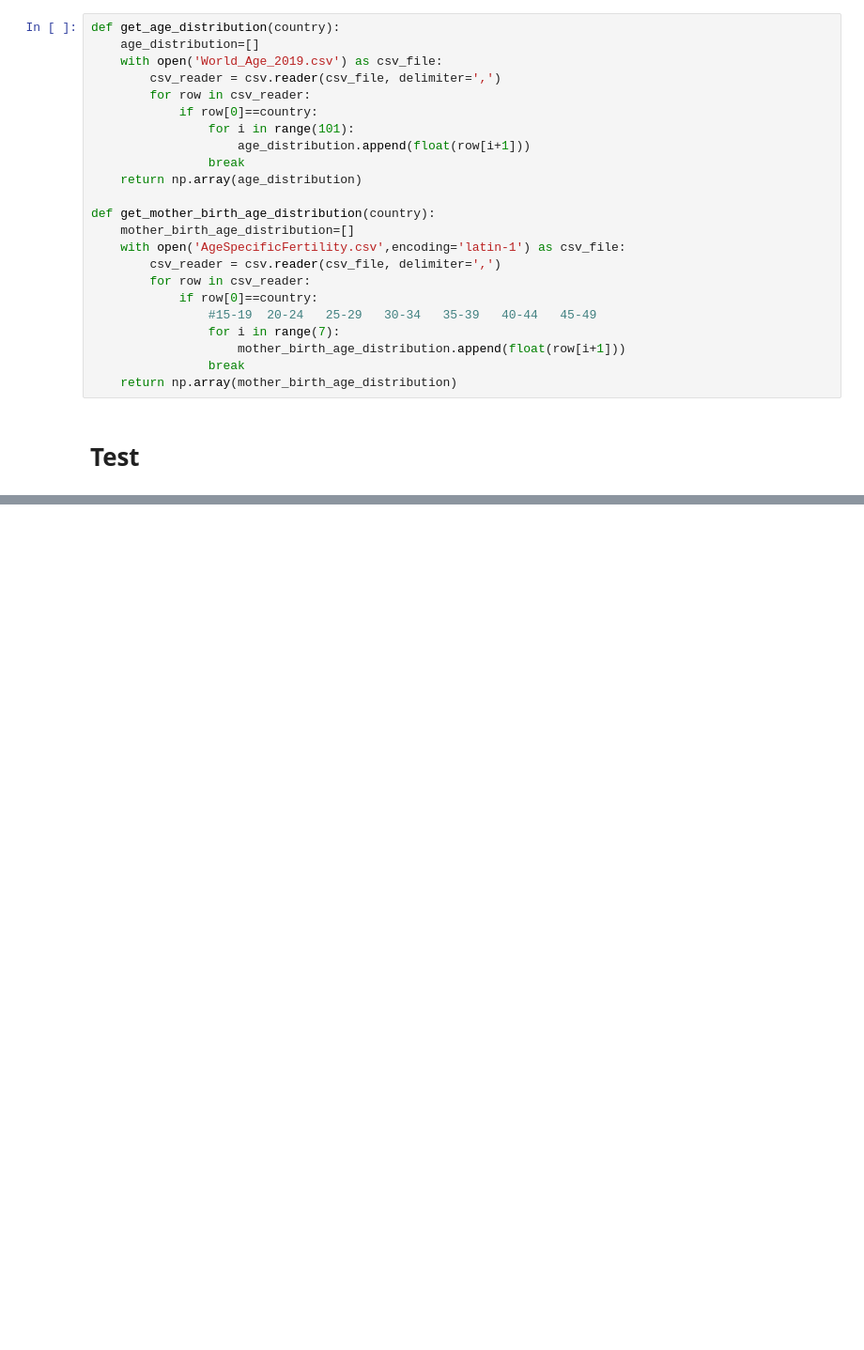
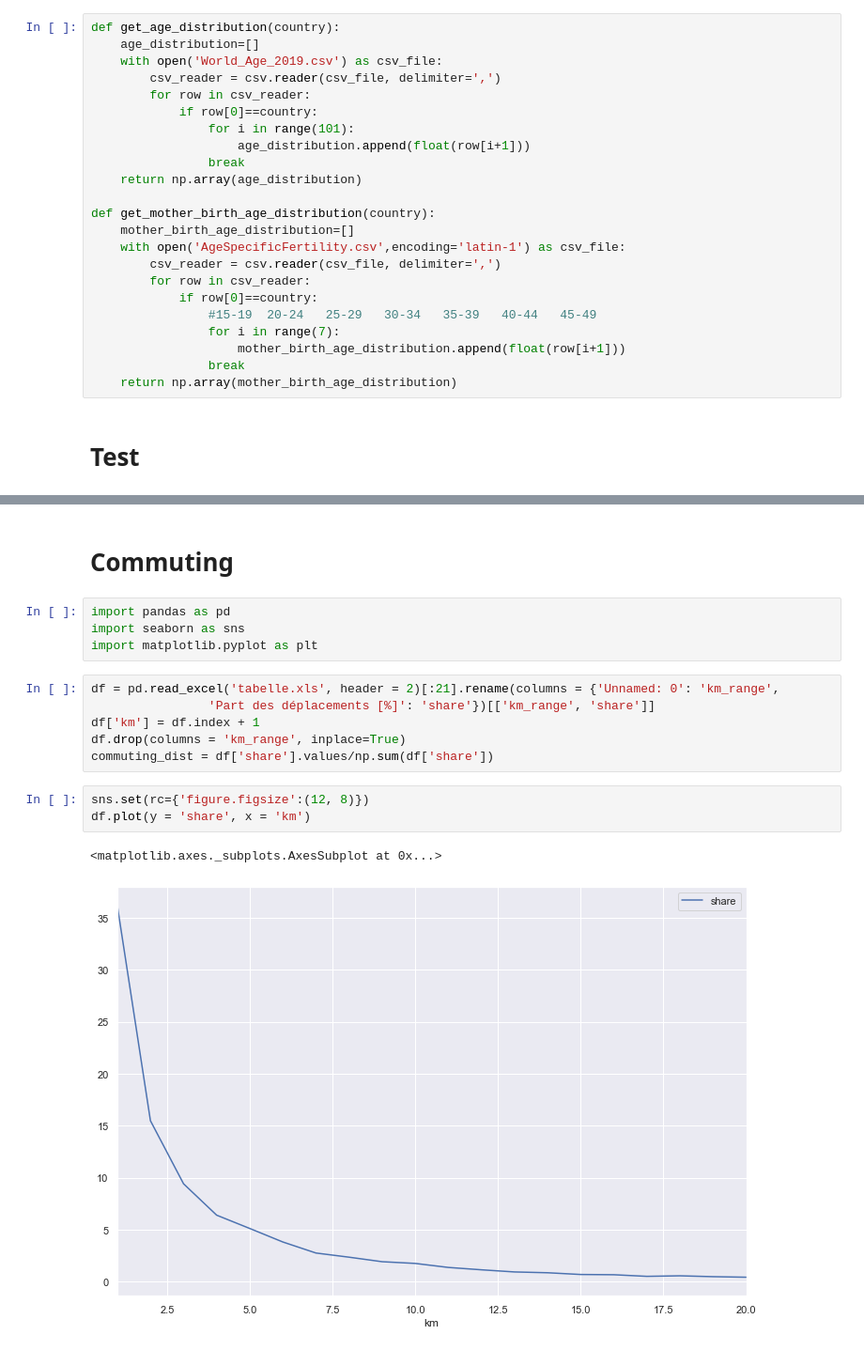
Before and after one commit to RPetitpierre/COVID19-Demography, a Jupyter notebook: population.ipynb, the cells around one changed output, grey strips where cells are left out. Shown at 94% size. Saved outputs shown, nothing was run; the diff lists cells and outputs as text; blank space fills up the shorter version.

```diff
--- a/population.ipynb
+++ b/population.ipynb
@@ -263,0 +293,18 @@ households, age, location, community = sample_households(1000, household_probs,
+# %% [markdown]
+# Commuting
+# %%
+import pandas as pd
+import seaborn as sns
+import matplotlib.pyplot as plt
+# %%
+df = pd.read_excel('tabelle.xls', header = 2)[:21].rename(columns = {'Unnamed: 0': 'km_range',
+                'Part des déplacements [%]': 'share'})[['km_range', 'share']]
+df['km'] = df.index + 1
+df.drop(columns = 'km_range', inplace=True)
+commuting_dist = df['share'].values/np.sum(df['share'])
+# %%
+sns.set(rc={'figure.figsize':(12, 8)})
+df.plot(y = 'share', x = 'km')
+# %% [output]
+<matplotlib.axes._subplots.AxesSubplot at 0x...>
+[figure, added]
```
Also changed, not shown: parts of 11 cells of this notebook, 4 other files.
